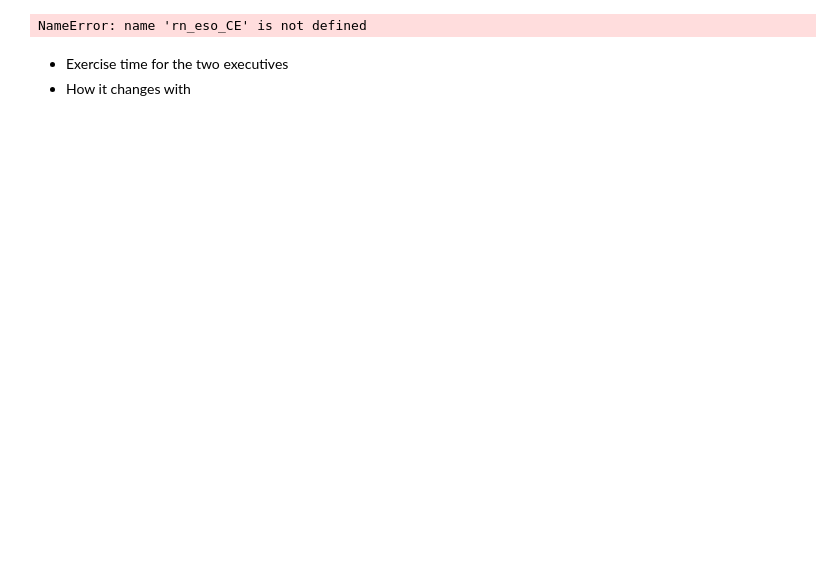
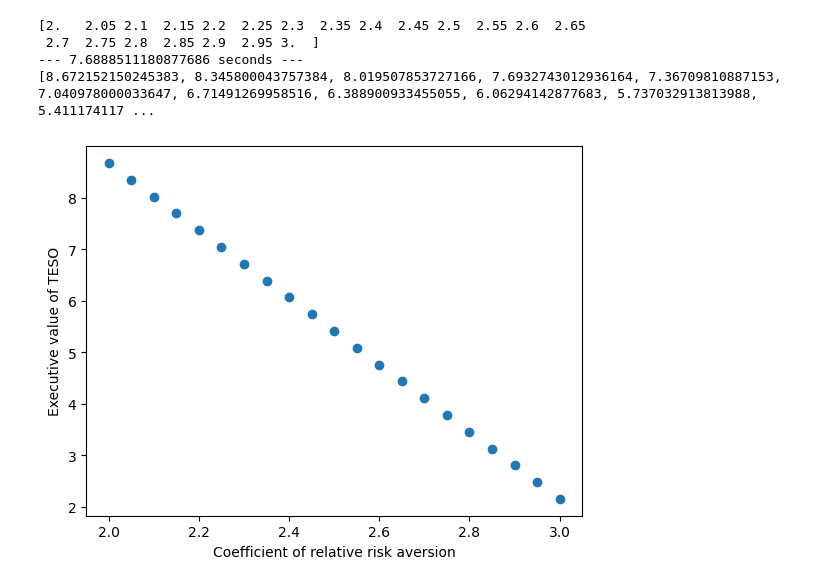
Before and after one commit to djdavor/thesis_MSc, a Jupyter notebook: code/CE_comp.ipynb, the cells around one changed output. Cells and saved outputs as stored; diff of their text form; code cells hidden in the pictures; blank space fills up the shorter version.

Commit message:
Solved utility issues, fastened RN option code -> run R option exec. value

```diff
--- a/code/CE_comp.ipynb
+++ b/code/CE_comp.ipynb
@@ -30,23 +56,20 @@ rho_init = 1.2     #>1 because agent is risk-averse
 # %%
 #COMPUTE UTILITY (W AS INPUT) AND INVERSE OF UTILITY (U AS INPUT)
 
-
 #Compute power utility
-def util(w, rho):
-    gamma = 1/(1-rho)
-    if gamma == 1:
+def utility(w, rho):
+    if rho == 1:
         return np.log(w)
     else:
-        return (w**(1-gamma)) / (1-gamma)
+        return (w**(1-rho)) / (1-rho)
 
 
 #Compute inverse of iso-elastic utility - needed to compute CE
 def u_minus(u, rho):
-    gamma = 1/(1-rho)
-    if gamma==1:
+    if rho==1:
         return np.exp(u)
     else:
-        return (u*(1-gamma))**(1/(1-gamma))
+        return (u*(1-rho))**(1/(1-rho))
 # %%
 #COMPUTE CE OF RN OPTION
 
@@ -543,25 +168,31 @@ def r_eso_CE(S0,K,T,v,r,N,sigma,m,alpha,gamma, rho,n_r=0,c=0): #account for cash
-# %%
-#RUN EXAMPLES WITH R OPTION
-
-#CE with R option for different levels of risk aversion
-r1_rn_ce = rn_eso_CE(S0_init,K_init,T_init,v_init,r_init,N_init,sigma_init,m_init, 1.2)
-r1_r_ce = r_eso_CE(S0_init,K_init,T_init,v_init,r_init,N_init,sigma_init,m_init,0.2,0.01, 1.2)
-
-u1_rn_ce = util(r1_rn_ce, 1.2)
-u1_r_ce = util(r1_r_ce, 1.2)
-
-
-#rn2 = rn_eso_CE(S0_init,K_init,T_init,v_init,r_init,N_init,sigma_init,m_init, 1.1)
-
-print(r1_rn_ce)
-print(r1_r_ce)
-print("Difference: ", r1_r_ce - r1_rn_ce) #should always be >0 for low risk-aversion
-    #Difference is 0 when setting alpha=1 and gamma=0!
-
-print(u1_rn_ce)
-print(u1_r_ce)
-# %% [output]
-NameError: name 'rn_eso_CE' is not defined
-# %% [markdown]
-*   Exercise time for the two executives
-*   How it changes with
+# %%
+#COMPUTE TESO FOR DIFFERENT RISK AVERSIONS
+
+rhos_rn = 2 + np.arange(0,21)*0.05
+print(rhos_rn)
+
+#VALUE OF TESOs
+start_time = time.time()
+
+
+
+tesos = [CE_rn(S0_init, K_init, T_init, v_init, r_init, N_init, sigma_init, rho, n_s_init, n_o_init, c_init) for rho in rhos_rn]
+print("--- %s seconds ---" % (time.time() - start_time))
+
+
+
+print(tesos)
+
+plt.scatter(rhos_rn, tesos)
+plt.xlim(1.95, 3.05)
+plt.xlabel('Coefficient of relative risk aversion')
+plt.ylabel('Executive value of TESO')
+
+
+plt.show()
+# %% [output]
+[2.   2.05 2.1  2.15 2.2  2.25 2.3  2.35 2.4  2.45 2.5  2.55 2.6  2.65
+ 2.7  2.75 2.8  2.85 2.9  2.95 3.  ]
+--- 7.6888511180877686 seconds ---
+[8.672152150245383, 8.345800043757384, 8.019507853727166, 7.6932743012936164, 7.36709810887153, 7.040978000033647, 6.71491269958516, 6.388900933455055, 6.06294142877683, 5.737032913813988, 5.411174117 ...
+[figure, added]
```
Also changed, not shown: parts of 21 cells of this notebook, 5 other files.
